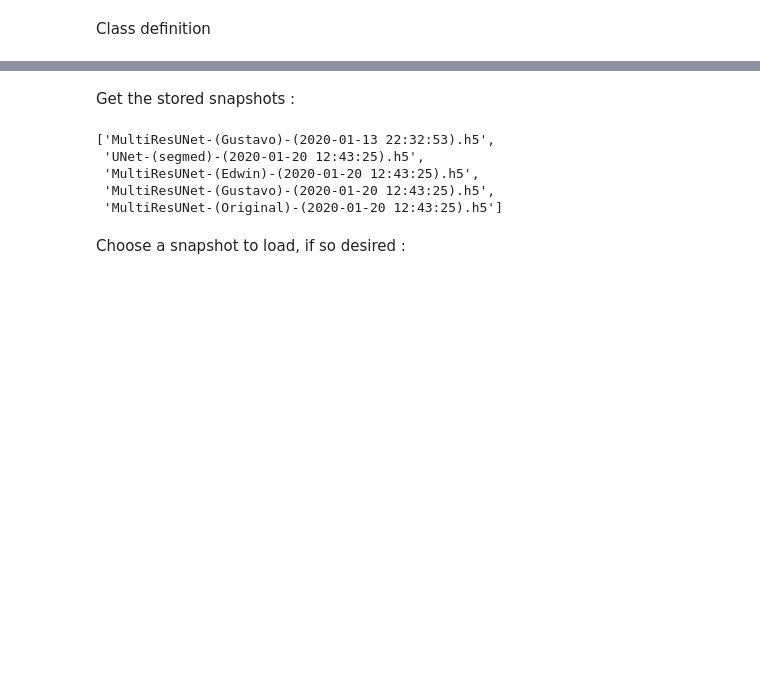
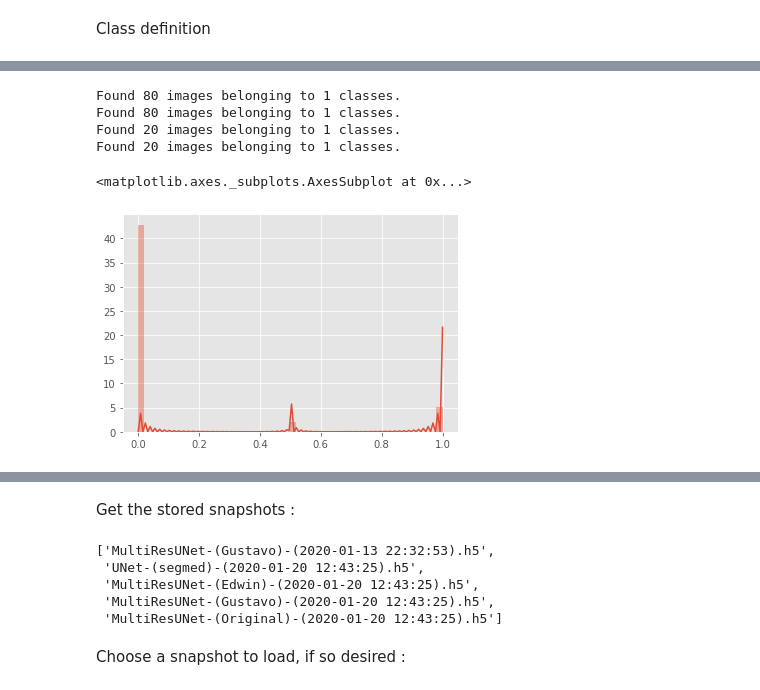
Before and after one commit to edwinb-ai/segmed, a Jupyter notebook: example_notebooks/Model_abstraction.ipynb, the cells around one changed output, grey strips where cells are left out. Cells and saved outputs as stored; diff of their text form; code cells hidden in the pictures; blank space fills up the shorter version.

```diff
--- a/example_notebooks/Model_abstraction.ipynb
+++ b/example_notebooks/Model_abstraction.ipynb
@@ -129,6 +124,7 @@ class Segmed(object):
 
   import os
   import matplotlib.pyplot as plt
+  plt.style.use("ggplot")
   import tensorflow as tf
   from typing import Tuple, Optional, Union, Dict, Any, NoReturn
 
@@ -178,8 +174,8 @@ class Segmed(object):
 
   @property
   def keys(self):
-    """ Get the keys that can be used to index the Segmed object """
-    return list(map(lambda x: x[1:], self.__dict__.keys()))
+    """ Get the keys (as a list) that can be used to index the Segmed object """
+    return sorted(list(map(lambda x: x[1:], self.__dict__.keys())))
 
   @property
   def name(self):
@@ -232,7 +228,7 @@ class Segmed(object):
     """ List of files (training histories) found in `self._history_dir` """
     return self.ls(self._history_dir)
 
-  def train_test_generator(
+  def create_train_test_generators(
       self,
       data_gen_args: Optional[Dict[str, Any]] = None,
       hyper_params: Optional[Dict[str, Any]] =  None
@@ -264,7 +260,7 @@ class Segmed(object):
 
     # Crea the training generators with the defined transformations
     self.__image_datagen = tf.keras.preprocessing.image.ImageDataGenerator(**self._data_gen_args)
-    self.__mask_datagen = tf.keras.preprocessing.image.ImageDataGenerator(**self._data_gen_args)
+    self.__mask_datagen  = tf.keras.preprocessing.image.ImageDataGenerator(**self._data_gen_args)
 
     # Take images from directories
     self._image_generator_train = self.__image_datagen.flow_from_directory(
@@ -315,15 +311,16 @@ class Segmed(object):
     )
 
   def show_img_and_mask(self, n: int = 5):
-    # DEBUGGING ONLY, for checking that both image and maps are batched together
-    if True:
-      pass
-    for _, i, j in zip(range(n), self._train_generator):
+    """ Show `n` images and segmentation maps, side by side
+    to verify that they are batched together.
+    """
+    # for i, j in self._train_generator:
+    for i, pair in zip(range(n), self._train_generator):
       plt.figure(0)
-      plt.subplot(2, 1, 1)
-      plt.imshow(i[0, ...])
-      plt.subplot(2, 1, 2)
-      plt.imshow(j[0, ..., 0])
+      plt.subplot(1, 2, 1)
+      plt.imshow(pair[0][0, ...])
+      plt.subplot(1, 2, 2)
+      plt.imshow(pair[1][0, ..., 0])
       plt.show()
 # %%
 dataset_paths = {
@@ -351,7 +348,7 @@ x = Segmed(
     name='multiresunet',
     snapshot_dir=_model_snapshots_dir,
     history_dir=_historiae_dir,
-    data_path=dataset_paths["isbi"],
+    data_path=dataset_paths["chinese1"],
     author='yomero'
 )
 # %%
@@ -372,3 +369,3 @@ author   :       yomero
 # %%
-x.train_test_generator()
+x.create_train_test_generators()
 # %% [output]
@@ -379,3 +397,18 @@ Found 6 images belonging to 1 classes.
+# %%
+y = next(x["train_generator"])
+_image = y[0][0, ...]
+_mask = y[1][0, ..., 0]
+x.create_train_test_generators()
+# %% [output]
+Found 80 images belonging to 1 classes.
+Found 80 images belonging to 1 classes.
+Found 20 images belonging to 1 classes.
+Found 20 images belonging to 1 classes.
+# %%
+sns.distplot(_mask.flatten())
+# %% [output]
+<matplotlib.axes._subplots.AxesSubplot at 0x...>
+[figure, added]
 # %%
 x.show_img_and_mask()
 # %% [output]
```
Also changed, not shown: parts of 8 cells of this notebook.
